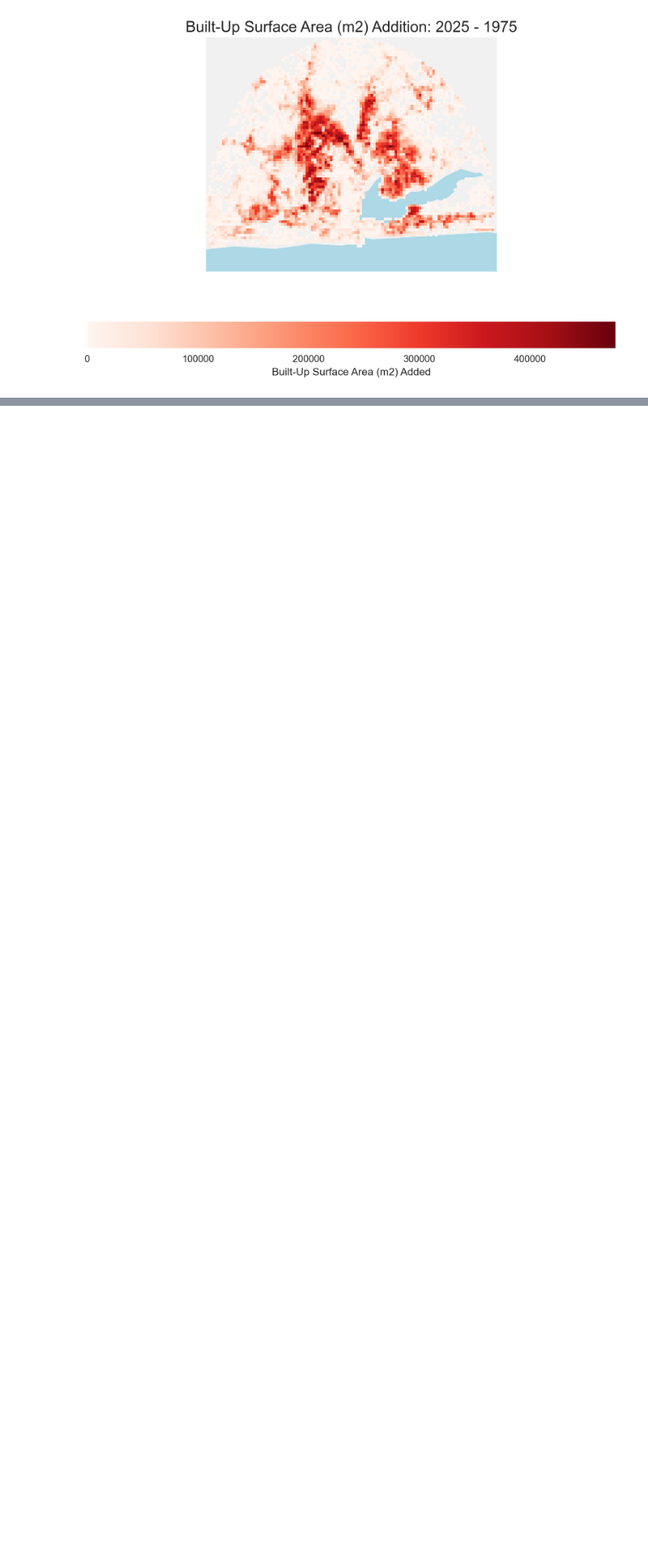
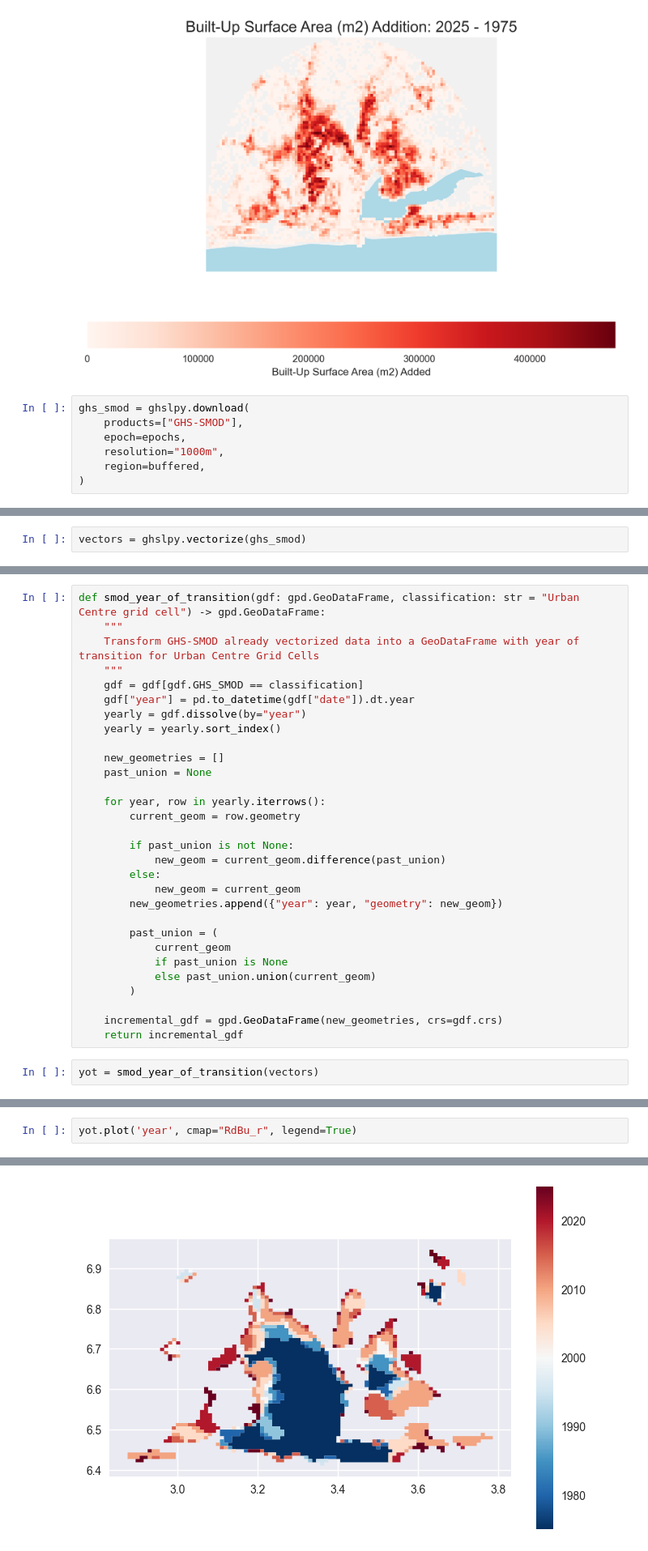
Before and after one commit to jeronimoluza/ghslpy, a Jupyter notebook: notebooks/lagos_example.ipynb, the cells around one changed output, grey strips where cells are left out. Shown at 81% size. Saved outputs shown, nothing was run; the diff lists cells and outputs as text; blank space fills up the shorter version.

```diff
--- a/notebooks/lagos_example.ipynb
+++ b/notebooks/lagos_example.ipynb
@@ -410,3 +408,10 @@ plot_change(data, 'GHS_BUILT', year1=1975, year2=2025, k_quantiles=10, threshold
 plot_addition(data, 'GHS_BUILT', year1=1975, year2=2025, threshold=0.01, savepath='../assets/ghs_built_addition.png')
 # %% [output]
 [figure]
+# %%
+ghs_smod = ghslpy.download(
+    products=["GHS-SMOD"],
+    epoch=epochs,
+    resolution="1000m",
+    region=buffered,
+)
@@ -412,0 +432,2 @@ plot_addition(data, 'GHS_BUILT', year1=1975, year2=2025, threshold=0.01, savepat
+# %%
+vectors = ghslpy.vectorize(ghs_smod)
@@ -412,0 +445,32 @@ plot_addition(data, 'GHS_BUILT', year1=1975, year2=2025, threshold=0.01, savepat
+# %%
+def smod_year_of_transition(gdf: gpd.GeoDataFrame, classification: str = "Urban Centre grid cell") -> gpd.GeoDataFrame:
+    """
+    Transform GHS-SMOD already vectorized data into a GeoDataFrame with year of transition for Urban Centre Grid Cells
+    """
+    gdf = gdf[gdf.GHS_SMOD == classification]
+    gdf["year"] = pd.to_datetime(gdf["date"]).dt.year
+    yearly = gdf.dissolve(by="year")
+    yearly = yearly.sort_index()
+
+    new_geometries = []
+    past_union = None
+
+    for year, row in yearly.iterrows():
+        current_geom = row.geometry
+
+        if past_union is not None:
+            new_geom = current_geom.difference(past_union)
+        else:
+            new_geom = current_geom
+        new_geometries.append({"year": year, "geometry": new_geom})
+
+        past_union = (
+            current_geom
+            if past_union is None
+            else past_union.union(current_geom)
+        )
+
+    incremental_gdf = gpd.GeoDataFrame(new_geometries, crs=gdf.crs)
+    return incremental_gdf
+# %%
+yot = smod_year_of_transition(vectors)
@@ -412,0 +483,3 @@ plot_addition(data, 'GHS_BUILT', year1=1975, year2=2025, threshold=0.01, savepat
+# %%
+yot.plot('year', cmap="RdBu_r", legend=True)
+# %% [output]
@@ -412,0 +487 @@ plot_addition(data, 'GHS_BUILT', year1=1975, year2=2025, threshold=0.01, savepat
+[figure, added]
```
Also changed, not shown: parts of 7 cells of this notebook, 5 other files.
